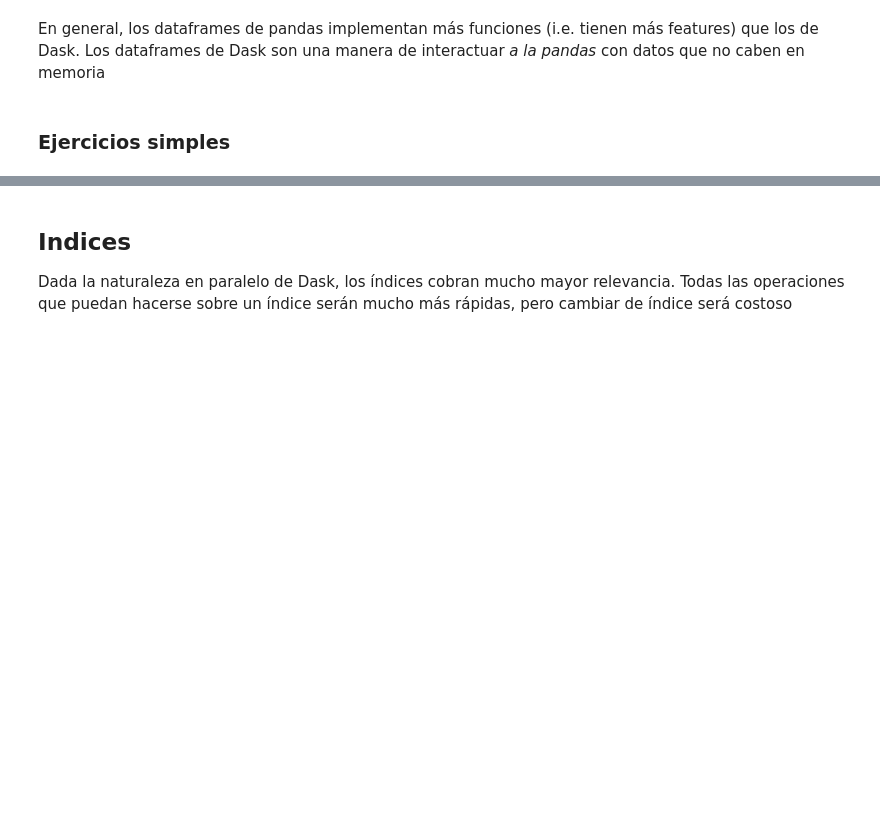
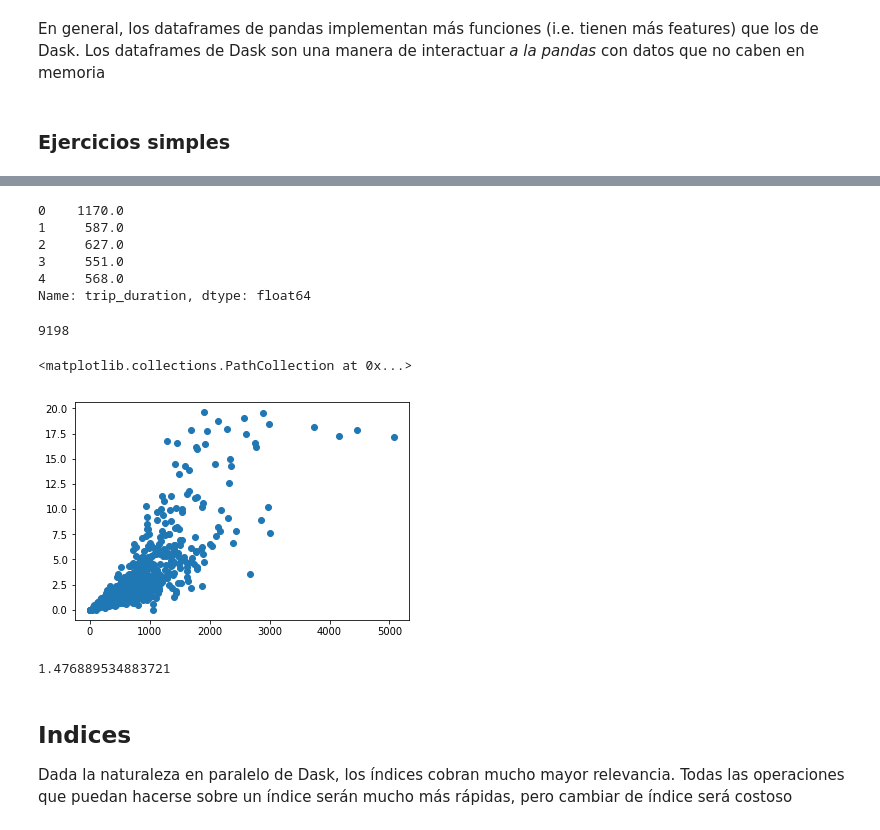
Before and after one commit to arinarmo/dask-intro, a Jupyter notebook: notebooks/dask_intro.ipynb, the cells around one changed output, grey strips where cells are left out. Cells and saved outputs as stored; diff of their text form; code cells hidden in the pictures; blank space fills up the shorter version.

```diff
--- a/notebooks/dask_intro.ipynb
+++ b/notebooks/dask_intro.ipynb
@@ -315,2 +439,11 @@ En general, los dataframes de pandas implementan más funciones (i.e. tienen má
 # %%
 # Agrega una columna para la duración del viaje
+trips_df["trip_duration"] = trips_df.tpep_dropoff_datetime - trips_df.tpep_pickup_datetime
+trips_df.trip_duration.map(lambda d: d.total_seconds()).head()
+# %% [output]
+0    1170.0
+1     587.0
+2     627.0
+3     551.0
+4     568.0
+Name: trip_duration, dtype: float64
@@ -319,5 +450,20 @@ En general, los dataframes de pandas implementan más funciones (i.e. tienen má
+# %%
+# Grafica un scatterplot de duración de viaje vs. distancia de viaje
+
+# Para un scatterplot de verdad la única manera es traer los datos completos, o usar un sample
+print(len(trips_df))
+local_sample = trips_df.sample(0.1).compute()
+
+plt.scatter(local_sample.trip_duration.map(lambda d: d.total_seconds()), local_sample.trip_distance)
+# %% [output]
+9198
+<matplotlib.collections.PathCollection at 0x...>
+[figure, added]
 # %%
 # ¿Cuál es la proporción de propina promedio para los viajes con más de 3 pasajeros?
+trips_df[trips_df.passenger_count > 3].tip_amount.mean().compute()
+# %% [output]
+1.476889534883721
 # %% [markdown]
 ## Indices
 
```
Also changed, not shown: parts of 24 cells of this notebook.
